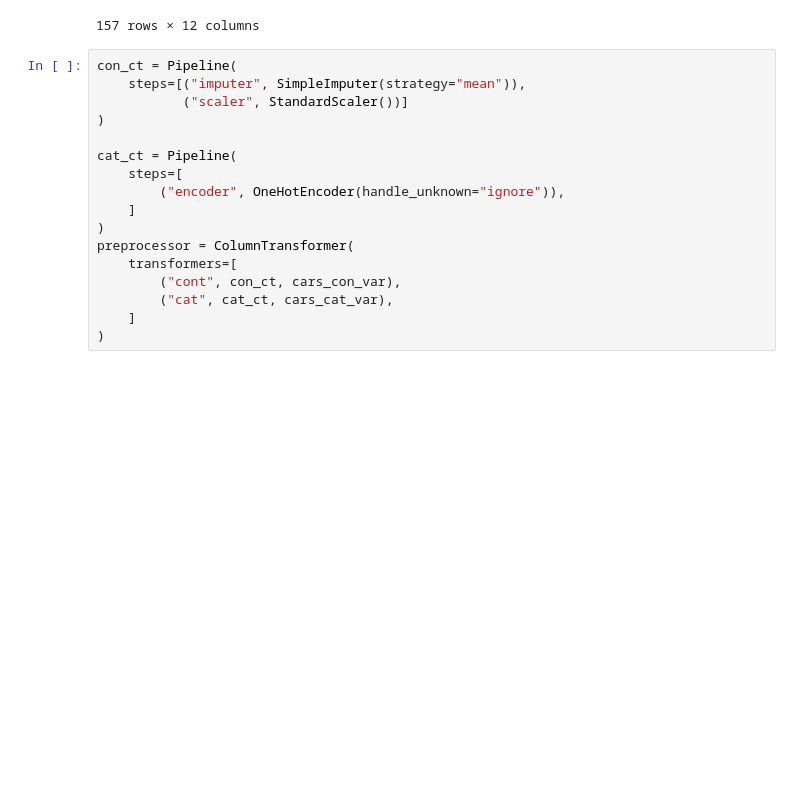
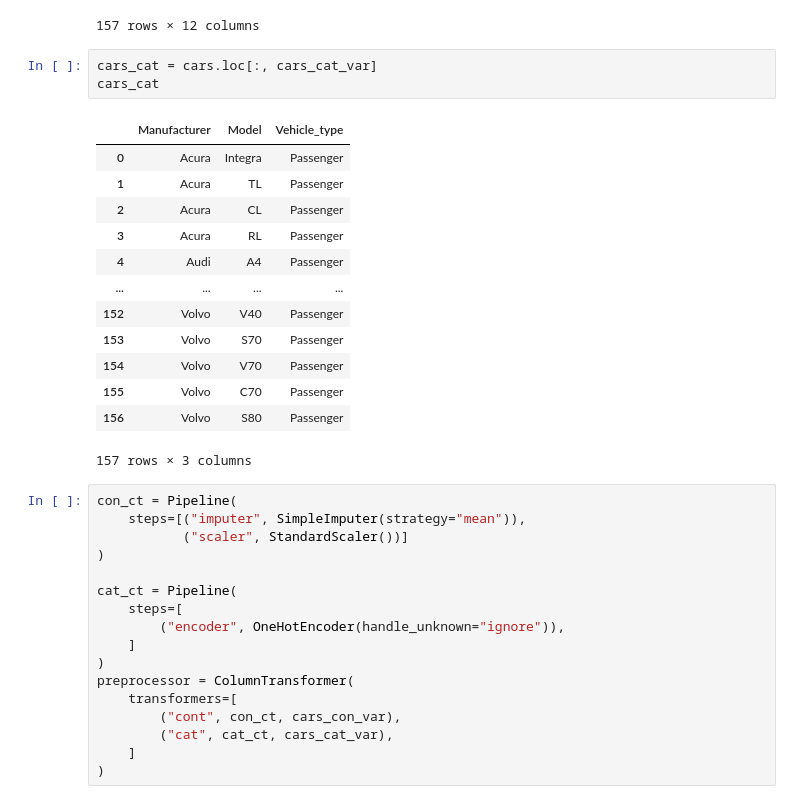
Before and after one commit to kroopeshrajput/Linear_regression_OLS_Car_sales, a Jupyter notebook: Car_Sales_LinearRegression.ipynb, the cells around one changed output. Saved outputs shown, nothing was run; the diff lists cells and outputs as text; blank space fills up the shorter version.

```diff
--- a/Car_Sales_LinearRegression.ipynb
+++ b/Car_Sales_LinearRegression.ipynb
@@ -189,6 +189,23 @@ cars_cont
 | 155 | 3.493 | NaN | 45.50 | 2.3 | 236.0 | 104.9 | ... |
 | 156 | 18.969 | NaN | 36.00 | 2.9 | 201.0 | 109.9 | ... |
 157 rows × 12 columns
+# %%
+cars_cat = cars.loc[:, cars_cat_var]
+cars_cat
+# %% [output]
+|  | Manufacturer | Model | Vehicle_type |
+| 0 | Acura | Integra | Passenger |
+| 1 | Acura | TL | Passenger |
+| 2 | Acura | CL | Passenger |
+| 3 | Acura | RL | Passenger |
+| 4 | Audi | A4 | Passenger |
+| ... | ... | ... | ... |
+| 152 | Volvo | V40 | Passenger |
+| 153 | Volvo | S70 | Passenger |
+| 154 | Volvo | V70 | Passenger |
+| 155 | Volvo | C70 | Passenger |
+| 156 | Volvo | S80 | Passenger |
+157 rows × 3 columns
 # %%
 con_ct = Pipeline(
     steps=[("imputer", SimpleImputer(strategy="mean")),
```
Also changed, not shown: parts of 16 cells of this notebook.
